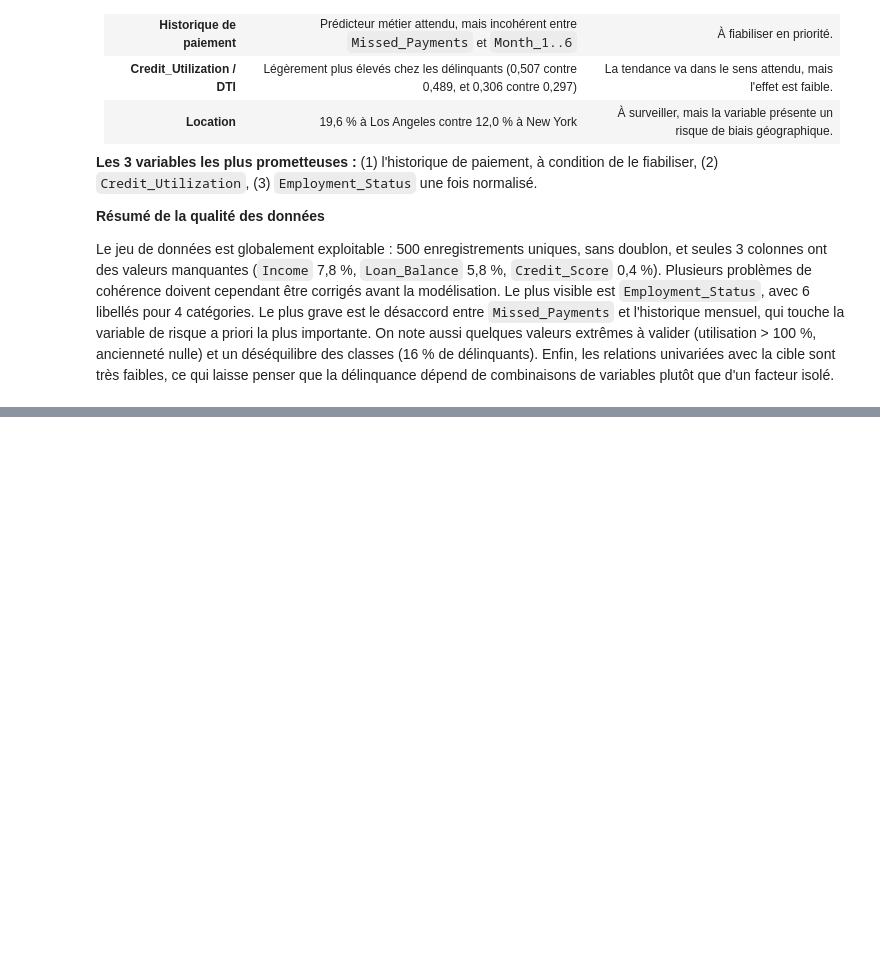
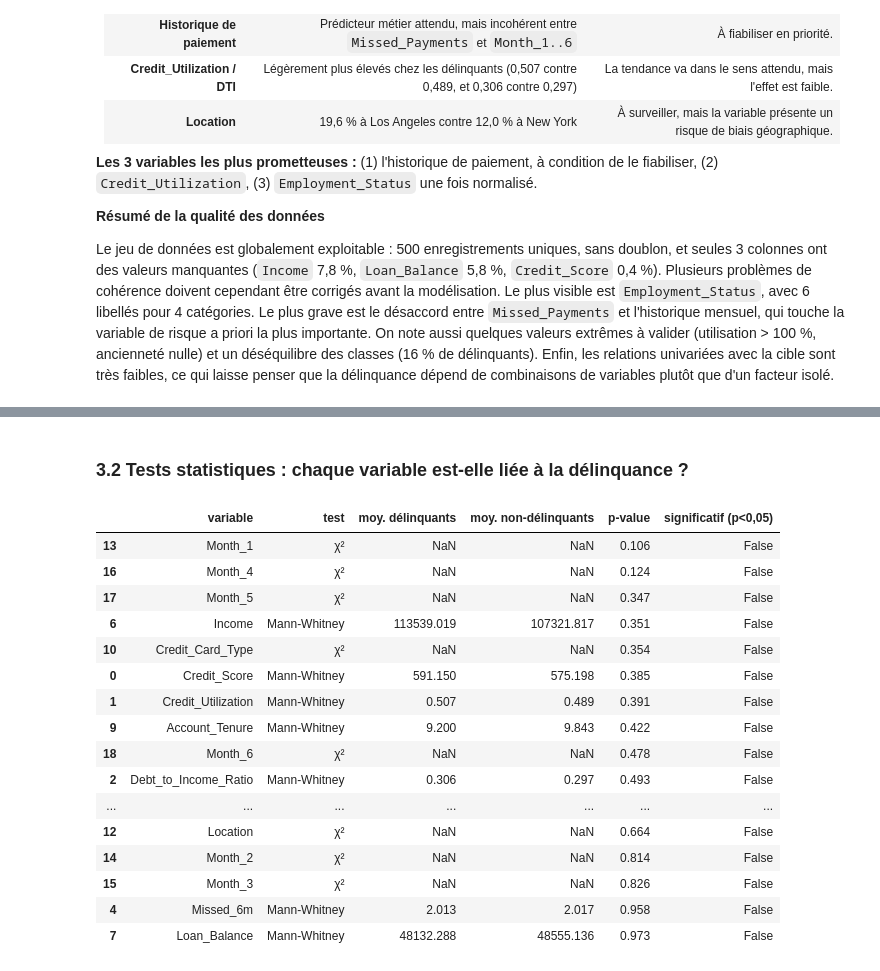
Before and after one commit to AmineBnh21/Tata_Project, a Jupyter notebook: EDA_Geldium.ipynb, the cells around one changed output, grey strips where cells are left out. Cells and saved outputs as stored; diff of their text form; code cells hidden in the pictures; blank space fills up the shorter version.

Commit message:
Étapes 2 à 4 : traitement des manquants, facteurs de risque et rapport EDA

```diff
--- a/EDA_Geldium.ipynb
+++ b/EDA_Geldium.ipynb
@@ -207,0 +268,17 @@ Le jeu de données est globalement exploitable : 500 enregistrements uniques, sa
+# %%
+clean = df.copy()
+
+clean["Income_missing"] = clean.Income.isna().astype(int)
+clean["Loan_Balance_missing"] = clean.Loan_Balance.isna().astype(int)
+
+clean["Income"] = clean.Income.fillna(clean.groupby("Employment_Status").Income.transform("median"))
+clean["Loan_Balance"] = clean.Loan_Balance.fillna(clean.Loan_Balance.median())
+clean["Credit_Score"] = clean.Credit_Score.fillna(clean.Credit_Score.median())
+
+clean["Over_Limit"] = (clean.Credit_Utilization > 1).astype(int)
+clean["Missed_6m"] = (clean[MONTHS] == "Missed").sum(axis=1)
+clean["Late_6m"] = (clean[MONTHS] == "Late").sum(axis=1)
+clean["OnTime_6m"] = (clean[MONTHS] == "On-time").sum(axis=1)
+
+print("Valeurs manquantes restantes :", clean.isna().sum().sum())
+clean.to_csv("Delinquency_prediction_cleaned.csv", index=False)
@@ -207,0 +349,33 @@ Le jeu de données est globalement exploitable : 500 enregistrements uniques, sa
+# %% [markdown]
+### 3.2 Tests statistiques : chaque variable est-elle liée à la délinquance ?
+# %%
+numeric = ["Credit_Score", "Credit_Utilization", "Debt_to_Income_Ratio", "Missed_Payments", "Missed_6m",
+           "Late_6m", "Income", "Loan_Balance", "Age", "Account_Tenure"]
+categorical = ["Credit_Card_Type", "Employment_Status", "Location"] + MONTHS
+rows = []
+for col in numeric:
+    a, b = clean.loc[clean[TARGET] == 1, col], clean.loc[clean[TARGET] == 0, col]
+    rows.append([col, "Mann-Whitney", round(a.mean(), 3), round(b.mean(), 3), stats.mannwhitneyu(a, b).pvalue])
+for col in categorical:
+    rows.append([col, "χ²", None, None, stats.chi2_contingency(pd.crosstab(clean[col], clean[TARGET]))[1]])
+tests = pd.DataFrame(rows, columns=["variable", "test", "moy. délinquants", "moy. non-délinquants", "p-value"])
+tests["significatif (p<0,05)"] = tests["p-value"] < 0.05
+tests.sort_values("p-value").round(3)
+# %% [output]
+|  | variable | test | moy. délinquants | moy. non-délinquants | p-value | significatif (p<0,05) |
+| 13 | Month_1 | χ² | NaN | NaN | 0.106 | False |
+| 16 | Month_4 | χ² | NaN | NaN | 0.124 | False |
+| 17 | Month_5 | χ² | NaN | NaN | 0.347 | False |
+| 6 | Income | Mann-Whitney | 113539.019 | 107321.817 | 0.351 | False |
+| 10 | Credit_Card_Type | χ² | NaN | NaN | 0.354 | False |
+| 0 | Credit_Score | Mann-Whitney | 591.150 | 575.198 | 0.385 | False |
+| 1 | Credit_Utilization | Mann-Whitney | 0.507 | 0.489 | 0.391 | False |
+| 9 | Account_Tenure | Mann-Whitney | 9.200 | 9.843 | 0.422 | False |
+| 18 | Month_6 | χ² | NaN | NaN | 0.478 | False |
+| 2 | Debt_to_Income_Ratio | Mann-Whitney | 0.306 | 0.297 | 0.493 | False |
+| ... | ... | ... | ... | ... | ... | ... |
+| 12 | Location | χ² | NaN | NaN | 0.664 | False |
+| 14 | Month_2 | χ² | NaN | NaN | 0.814 | False |
+| 15 | Month_3 | χ² | NaN | NaN | 0.826 | False |
+| 4 | Missed_6m | Mann-Whitney | 2.013 | 2.017 | 0.958 | False |
+| 7 | Loan_Balance | Mann-Whitney | 48132.288 | 48555.136 | 0.973 | False |
```
Also changed, not shown: parts of 19 cells of this notebook, 3 other files.
